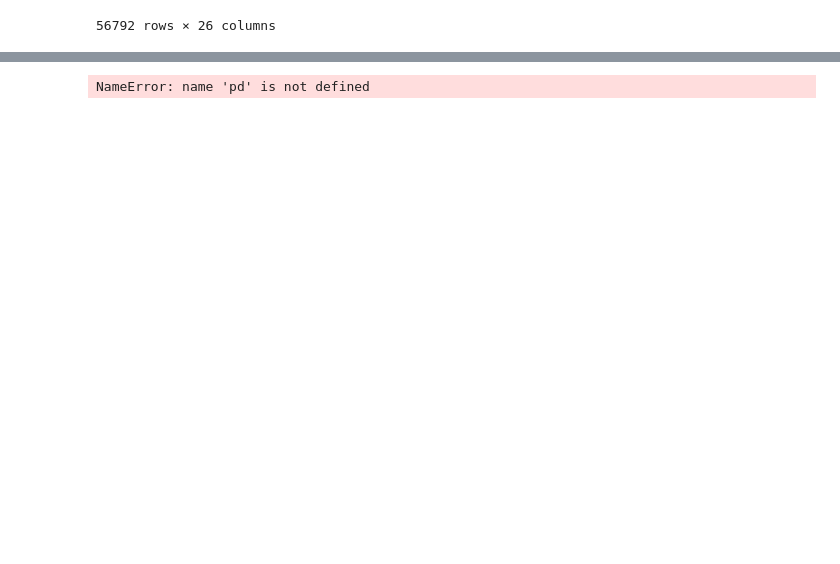
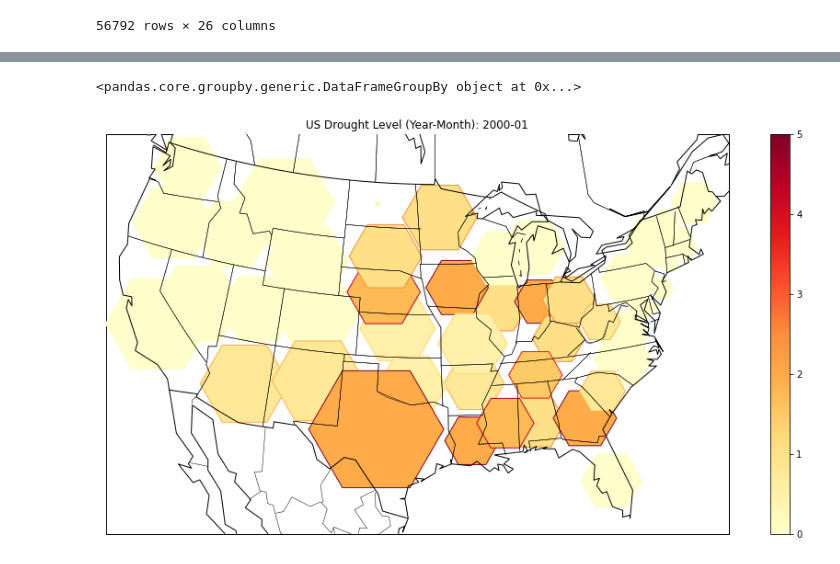
Before and after one commit to AmitMizrahi123/PredictDroughts, a Jupyter notebook: EDA/heatmap_animation.ipynb, the cells around one changed output, grey strips where cells are left out. Saved outputs shown, nothing was run; the diff lists cells and outputs as text; code cells hidden in the pictures; blank space fills up the shorter version.

```diff
--- a/EDA/heatmap_animation.ipynb
+++ b/EDA/heatmap_animation.ipynb
@@ -26,5 +26,6 @@ df
 56792 rows × 26 columns
 # %%
 df_state = df.copy()
-df_state = df_state[['Fips', 'Aland_SQMI', 'Longitude', 'Latitude']]
+df_state = df_state.rename(columns={"Fips": "GeoId"})
+df_state = df_state[['GeoId', 'Aland_SQMI', 'Longitude', 'Latitude']]
 df_state
@@ -31,7 +63,6 @@ df_state
 # %%
-df_drought = pd.read_csv(base_url + 'files/drought.csv', index_col=0)
 df_drought['Week'] = pd.to_datetime(df_drought['Week'], format='%Y-%m-%d')
-df_drought.drop(columns=['State'], axis=1, inplace=True)
+df_drought = df_drought.drop(columns=['State'], axis=1)
 df_drought = df_drought.set_index('Week').groupby(['Fips']).resample('M').mean().reset_index(level=1)
 df_drought = df_drought.rename_axis(None)
 df_drought
@@ -40,38 +83,38 @@ NameError: name 'pd' is not defined
 # %%
-dr_final = pd.merge(df_drought, df_state, left_on='Fips', right_on='Fips', how='inner', sort='False')
+dr_final = pd.merge(df_drought, df_state, left_on='Fips', right_on='GeoId', how='inner', sort='False')
 dr_final = dr_final[['Fips', 'Week', 'Aland_SQMI', 'LEVEL', 'Longitude', 'Latitude']]
 dr_final = dr_final.sort_values('Week').reset_index(drop=True)
 dr_final = dr_final.groupby('Fips')
 dr_final
 # %% [output]
-NameError: name 'pd' is not defined
+<pandas.core.groupby.generic.DataFrameGroupBy object at 0x...>
 # %%
-
 fig = plt.figure(figsize=(16,8))
 ax = fig.add_subplot(111)
 m = Basemap(llcrnrlon=-119, llcrnrlat=22, urcrnrlon=-64, urcrnrlat=49, projection='lcc', lat_1=33, lat_2=45, lon_0=-95)
 m.drawcoastlines()
 m.drawmapboundary(zorder=0)
 m.fillcontinents(color='#ffffff',zorder=1)
 m.drawcountries(linewidth=1)
 m.drawstates()
 
 x, y = m(dr_final.nth(0).Longitude.tolist(), dr_final.nth(0).Latitude.tolist())
 colors = (dr_final.nth(0).LEVEL).tolist()
 sizes = (dr_final.nth(0).Aland_SQMI / 7.5).tolist()
 cmap = plt.cm.YlOrRd
 sm = ScalarMappable(cmap=cmap)
 plt.title('US Drought Level (Year-Month): ' + dr_final.nth(0).Week.iloc[0].strftime('%Y-%m'))
 
-scatter = ax.scatter(x,y,s=sizes,c=colors,cmap=cmap,alpha=1,edgecolors='face',marker='H',vmax=5,vmin=0,zorder=1.5)
+scatter = ax.scatter(x, y, s=sizes, c=colors, cmap=cmap, alpha=1, edgecolors='face', marker='H', vmax=5, vmin=0, zorder=1.5)
 plt.colorbar(scatter)
 
 def update(ii):
     colors = (dr_final.nth(ii).LEVEL).tolist()
     scatter.set_color(sm.to_rgba(colors))
-    plt.title('US Drought Level (Year-Month): ' + dr_final.nth(ii).Week.iloc[0].strftime('%Y-%m'))
+    plt.title('US Drought Level (Year-Month): '+dr_final.nth(ii).Week.iloc[0].strftime('%Y-%m'))
     return scatter,
 
-writergif = animation.FFMpegWriter(fps=30)
 anim = animation.FuncAnimation(plt.gcf(), update, interval=200, repeat=False, frames=203, blit=True, save_count=1500)
-anim.save('Heatmap_animation_US_Drought.mp4', writer=writergif)
+anim.save('Heatmap_animation_US_Drought.mp4', fps=30, extra_args=['-vcodec', 'libx264'])
+# %% [output]
+[figure, added]
```
Also changed, not shown: parts of 3 cells of this notebook, 2 other files.
